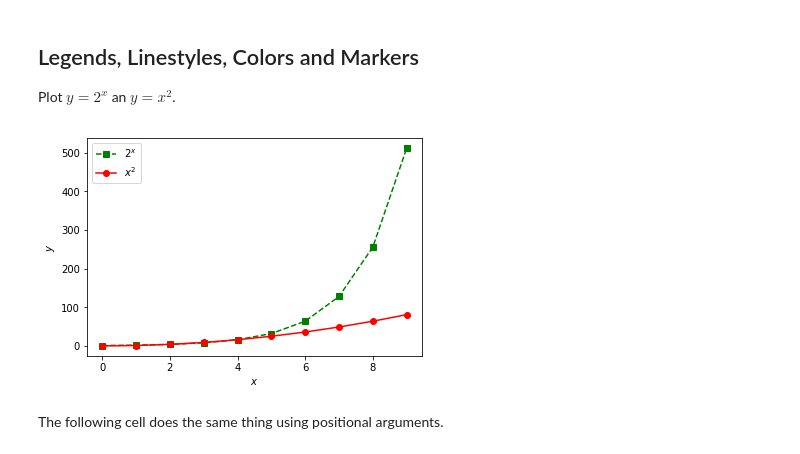
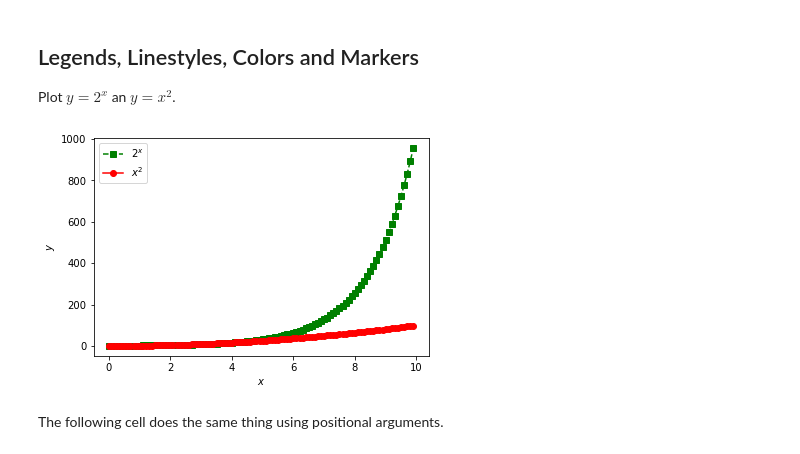
Before and after one commit to kiril-chilingarashvili/sd-mm-2, a Jupyter notebook: matplotlib_notebook.ipynb, the cells around one changed output. Drawn from its saved outputs; the diff is of its cells as text; code cells hidden in the pictures.

```diff
--- a/matplotlib_notebook.ipynb
+++ b/matplotlib_notebook.ipynb
@@ -29,20 +29,20 @@ plt.show()
 Plot $y = 2^x$ an $y = x^2$.
 # %%
 # Data
-x = np.arange(0, 10, 1) # x in [0, 10)
+x = np.arange(0, 10, 0.1) # x in [0, 10)
 y_1 = 2 ** x
 y_2 = x ** 2
 
 plt.figure()
 # Specifying color, linestyle and marker using keyword arguments
 plt.plot(x, y_1, label = '$2^x$', color='g', linestyle='--', marker='s')
 plt.plot(x, y_2, label = '$x^2$', color='r', linestyle='-', marker='o')
 plt.xlabel('$x$')
 plt.ylabel('$y$')
 plt.legend(loc = 'upper left')
 plt.show()
 # %% [output]
-[figure, old version]
+[figure, new version]
 # %% [markdown]
 The following cell does the same thing using positional arguments.
 # %%
```
Also changed, not shown: parts of 17 cells of this notebook, 4 other files.
